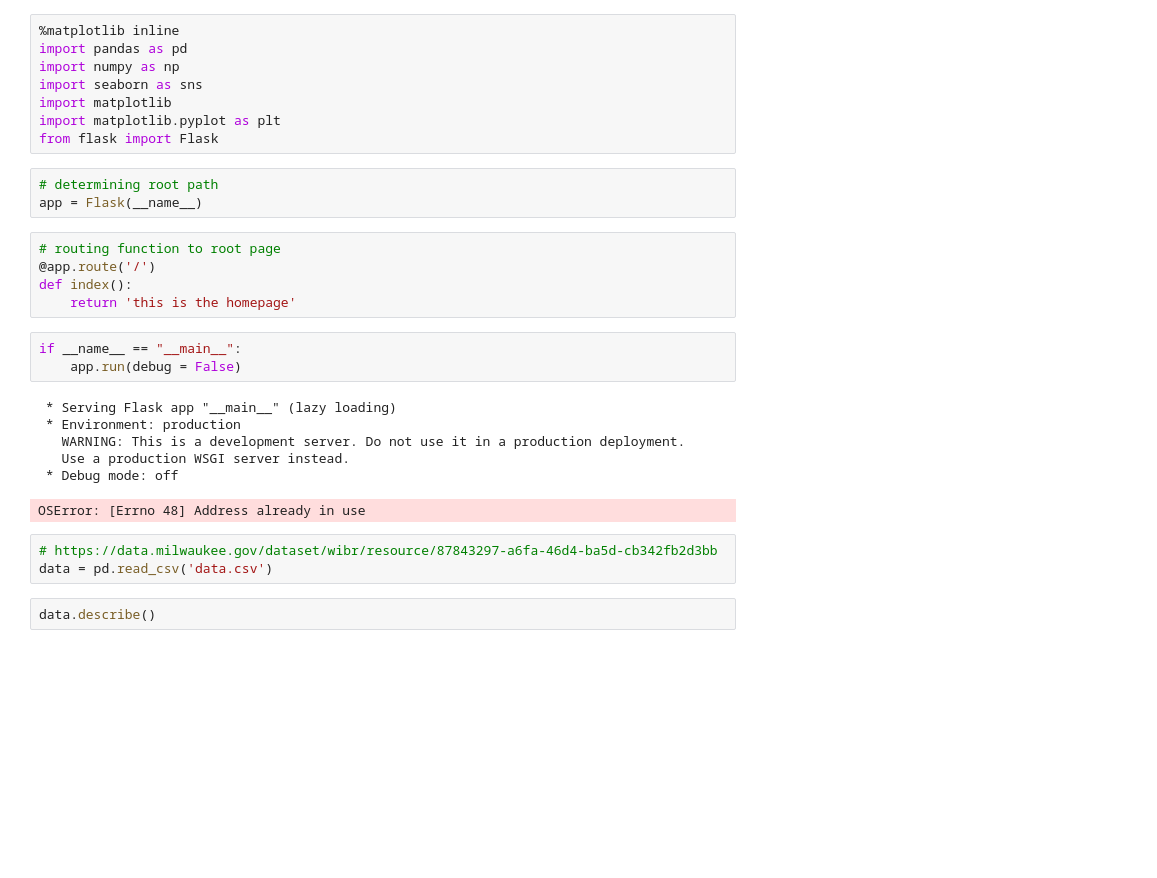
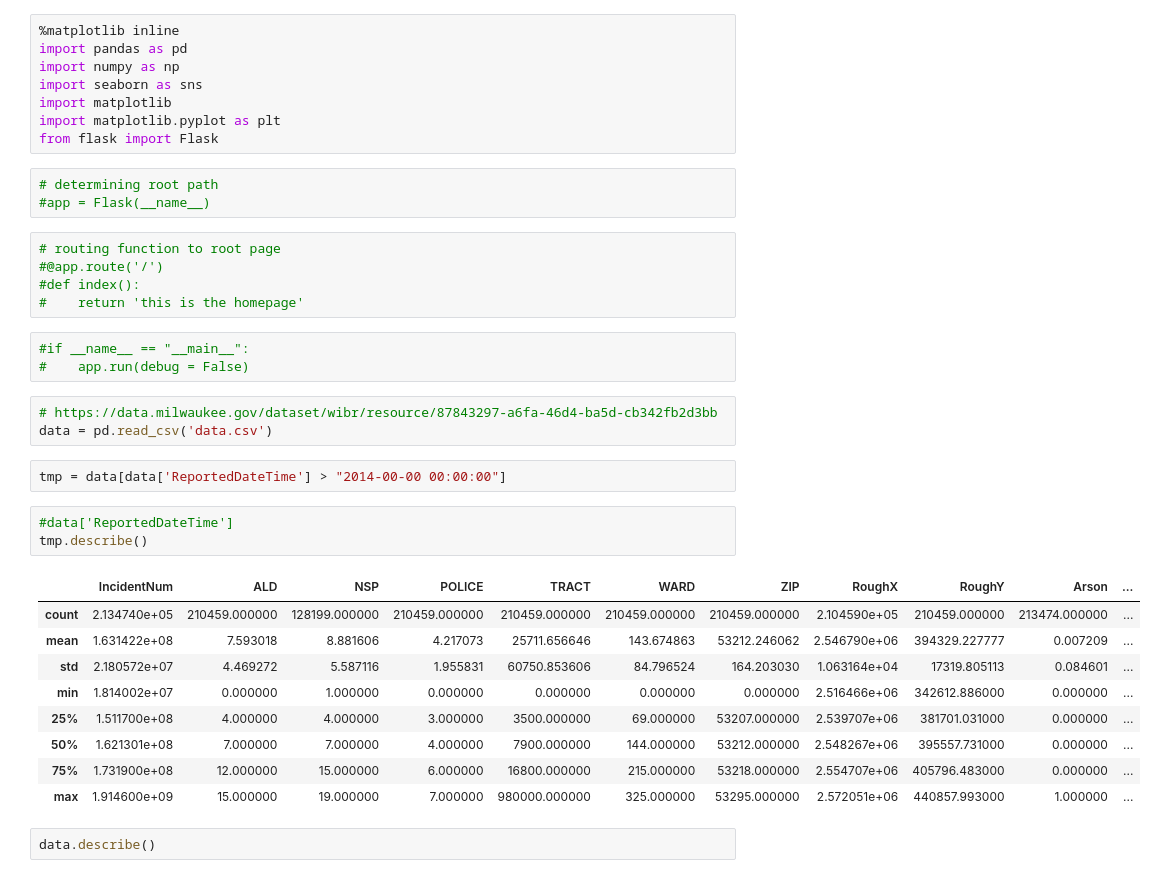
Before and after one commit to abarthell/Milwaukee-Crime-Vis, a Jupyter notebook: Visualization.ipynb, the cells around one changed output. Saved outputs shown, nothing was run; the diff lists cells and outputs as text; blank space fills up the shorter version.

```diff
--- a/Visualization.ipynb
+++ b/Visualization.ipynb
@@ -8,24 +8,32 @@ import matplotlib.pyplot as plt
 from flask import Flask
 # %%
 # determining root path
-app = Flask(__name__)
+#app = Flask(__name__)
 # %%
 # routing function to root page
-@app.route('/')
-def index():
-    return 'this is the homepage'
+#@app.route('/')
+#def index():
+#    return 'this is the homepage'
 # %%
-if __name__ == "__main__":
-    app.run(debug = False)
+#if __name__ == "__main__":
+#    app.run(debug = False)
-# %% [output]
- * Serving Flask app "__main__" (lazy loading)
- * Environment: production
-   WARNING: This is a development server. Do not use it in a production deployment.
-   Use a production WSGI server instead.
- * Debug mode: off
-OSError: [Errno 48] Address already in use
 # %%
 # https://data.milwaukee.gov/dataset/wibr/resource/87843297-a6fa-46d4-ba5d-cb342fb2d3bb
 data = pd.read_csv('data.csv')
+# %%
+tmp = data[data['ReportedDateTime'] > "2014-00-00 00:00:00"]
+# %%
+#data['ReportedDateTime']
+tmp.describe()
+# %% [output]
+|  | IncidentNum | ALD | NSP | POLICE | TRACT | WARD | ZIP | RoughX | RoughY | Arson | ... |
+| count | 2.134740e+05 | 210459.000000 | 128199.000000 | 210459.000000 | 210459.000000 | 210459.000000 | 210459.000000 | 2.104590e+05 | 210459.000000 | 213474.000000 | ... |
+| mean | 1.631422e+08 | 7.593018 | 8.881606 | 4.217073 | 25711.656646 | 143.674863 | 53212.246062 | 2.546790e+06 | 394329.227777 | 0.007209 | ... |
+| std | 2.180572e+07 | 4.469272 | 5.587116 | 1.955831 | 60750.853606 | 84.796524 | 164.203030 | 1.063164e+04 | 17319.805113 | 0.084601 | ... |
+| min | 1.814002e+07 | 0.000000 | 1.000000 | 0.000000 | 0.000000 | 0.000000 | 0.000000 | 2.516466e+06 | 342612.886000 | 0.000000 | ... |
+| 25% | 1.511700e+08 | 4.000000 | 4.000000 | 3.000000 | 3500.000000 | 69.000000 | 53207.000000 | 2.539707e+06 | 381701.031000 | 0.000000 | ... |
+| 50% | 1.621301e+08 | 7.000000 | 7.000000 | 4.000000 | 7900.000000 | 144.000000 | 53212.000000 | 2.548267e+06 | 395557.731000 | 0.000000 | ... |
+| 75% | 1.731900e+08 | 12.000000 | 15.000000 | 6.000000 | 16800.000000 | 215.000000 | 53218.000000 | 2.554707e+06 | 405796.483000 | 0.000000 | ... |
+| max | 1.914600e+09 | 15.000000 | 19.000000 | 7.000000 | 980000.000000 | 325.000000 | 53295.000000 | 2.572051e+06 | 440857.993000 | 1.000000 | ... |
 # %%
 data.describe()
```
Also changed, not shown: parts of 6 cells of this notebook.
